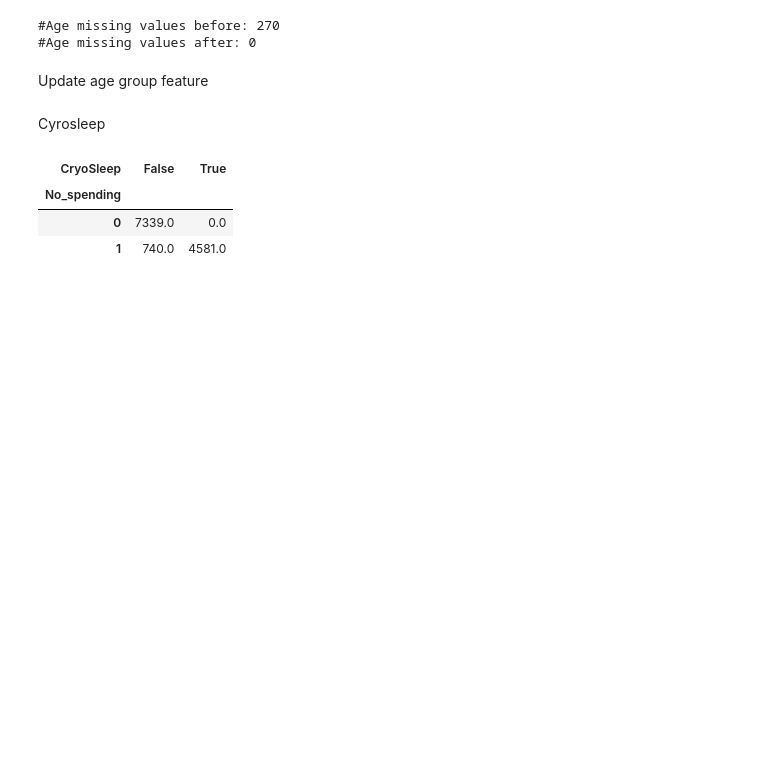
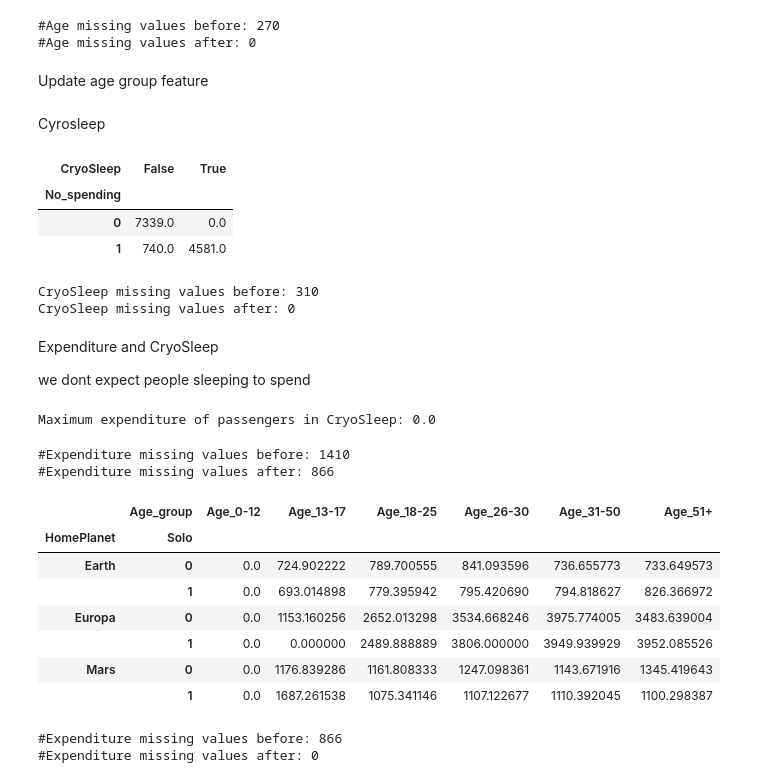
Before and after one commit to MooAbdelhamid/kaggle-notebooks, a Jupyter notebook: spaceship-titanic.ipynb, the cells around one changed output. Cells and saved outputs as stored; diff of their text form; code cells hidden in the pictures; blank space fills up the shorter version.

Commit message:
spaceship-titanic-v1.2
Almost done with feature engineering missing cabin number

```diff
--- a/spaceship-titanic.ipynb
+++ b/spaceship-titanic.ipynb
@@ -1037,3 +1037,61 @@ all_data.groupby(['No_spending','CryoSleep'])['CryoSleep'].size().unstack().fill
 | No_spending |  |  |
 | 0 | 7339.0 | 0.0 |
 | 1 | 740.0 | 4581.0 |
+# %%
+CSL_bef = all_data['CryoSleep'].isna().sum()
+
+mask = all_data['CryoSleep'].isna()
+na_rows_CSL = all_data.loc[mask, 'CryoSleep'].index
+all_data.loc[mask, 'CryoSleep'] = all_data.groupby(['No_spending'])['CryoSleep'].transform(lambda x: x.fillna(pd.Series.mode(x)[0]))[na_rows_CSL]
+
+print('CryoSleep missing values before:', CSL_bef)
+print('CryoSleep missing values after:', all_data['CryoSleep'].isna().sum())
+# %% [output]
+CryoSleep missing values before: 310
+CryoSleep missing values after: 0
+# %% [markdown]
+Expenditure and CryoSleep
+
+we dont expect people sleeping to spend
+# %%
+print('Maximum expenditure of passengers in CryoSleep:', all_data.loc[all_data['CryoSleep'] == True,exp_feats].sum(axis = 1).max())
+# %% [output]
+Maximum expenditure of passengers in CryoSleep: 0.0
+# %%
+# Missing values before
+E_bef = all_data[exp_feats].isna().sum().sum()
+
+# CryoSleep has no expenditure
+for col in exp_feats:
+    all_data.loc[(all_data[col].isna()) & (all_data['CryoSleep'] == True), col] = 0
+
+# Print number of missing values left
+print('#Expenditure missing values before:', E_bef)
+print('#Expenditure missing values after:', all_data[exp_feats].isna().sum().sum())
+# %% [output]
+#Expenditure missing values before: 1410
+#Expenditure missing values after: 866
+# %%
+all_data.groupby(['HomePlanet', 'Solo', 'Age_group'])['Expenditure'].mean().unstack().fillna(0)
+# %% [output]
+|  | Age_group | Age_0-12 | Age_13-17 | Age_18-25 | Age_26-30 | Age_31-50 | Age_51+ |
+| HomePlanet | Solo |  |  |  |  |  |  |
+| Earth | 0 | 0.0 | 724.902222 | 789.700555 | 841.093596 | 736.655773 | 733.649573 |
+|  | 1 | 0.0 | 693.014898 | 779.395942 | 795.420690 | 794.818627 | 826.366972 |
+| Europa | 0 | 0.0 | 1153.160256 | 2652.013298 | 3534.668246 | 3975.774005 | 3483.639004 |
+|  | 1 | 0.0 | 0.000000 | 2489.888889 | 3806.000000 | 3949.939929 | 3952.085526 |
+| Mars | 0 | 0.0 | 1176.839286 | 1161.808333 | 1247.098361 | 1143.671916 | 1345.419643 |
+|  | 1 | 0.0 | 1687.261538 | 1075.341146 | 1107.122677 | 1110.392045 | 1100.298387 |
+# %%
+E_bef = all_data[exp_feats].isna().sum().sum()
+
+for col in exp_feats:
+    mask = all_data[col].isna()
+    na_rows = all_data.loc[mask, col].index
+    all_data.loc[mask, col] = all_data.groupby(['HomePlanet', 'Solo', 'Age_group'])[col].transform(lambda x: x.fillna(x.mean()))[na_rows]
+
+print('#Expenditure missing values before:', E_bef)
+print('#Expenditure missing values after:', all_data[exp_feats].isna().sum().sum())
+# %% [output]
+#Expenditure missing values before: 866
+#Expenditure missing values after: 0
```
Also changed, not shown: parts of 3 cells of this notebook.
